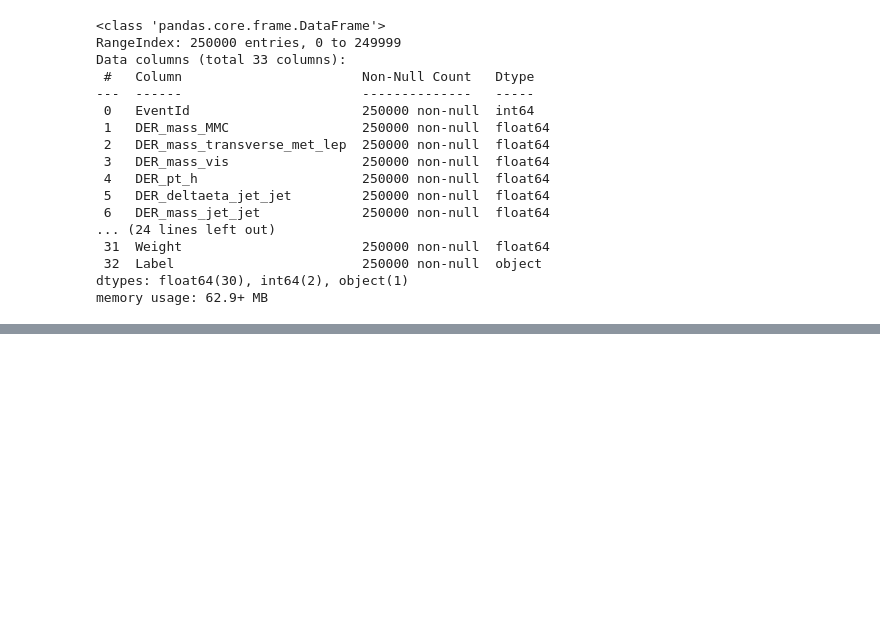
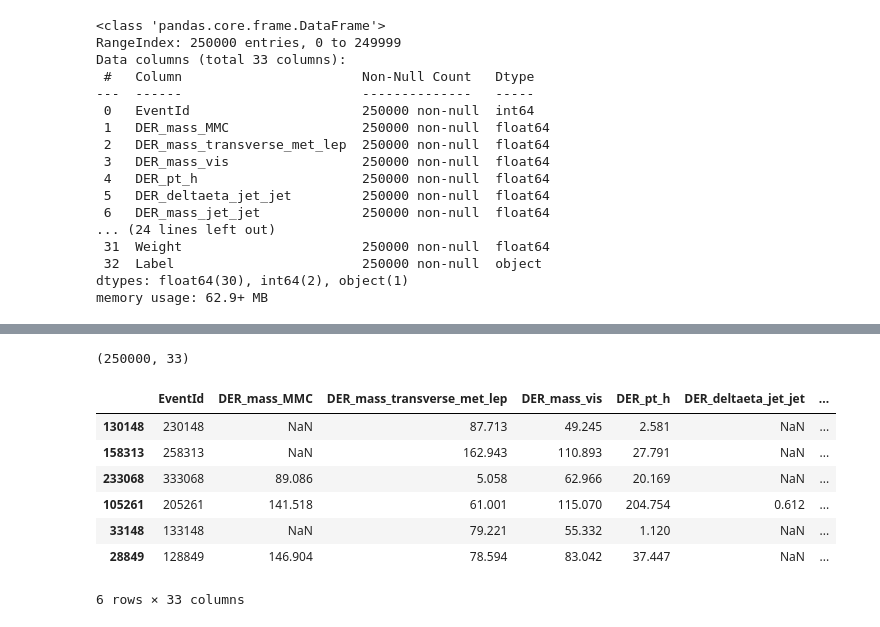
Before and after one commit to sudhirjangra/physics_exp_machine_learning, a Jupyter notebook: physics_exp_mL.ipynb, the cells around one changed output, grey strips where cells are left out. Cells and saved outputs as stored; diff of their text form; code cells hidden in the pictures; blank space fills up the shorter version.

```diff
--- a/physics_exp_mL.ipynb
+++ b/physics_exp_mL.ipynb
@@ -115 +117,5 @@ df.sample(8)
 8 rows × 33 columns
+# %%
+df.shape
+# %% [output]
+(250000, 33)
@@ -115,0 +125,11 @@ df.sample(8)
+# %%
+df.sample(6)
+# %% [output]
+|  | EventId | DER_mass_MMC | DER_mass_transverse_met_lep | DER_mass_vis | DER_pt_h | DER_deltaeta_jet_jet | ... |
+| 130148 | 230148 | NaN | 87.713 | 49.245 | 2.581 | NaN | ... |
+| 158313 | 258313 | NaN | 162.943 | 110.893 | 27.791 | NaN | ... |
+| 233068 | 333068 | 89.086 | 5.058 | 62.966 | 20.169 | NaN | ... |
+| 105261 | 205261 | 141.518 | 61.001 | 115.070 | 204.754 | 0.612 | ... |
+| 33148 | 133148 | NaN | 79.221 | 55.332 | 1.120 | NaN | ... |
+| 28849 | 128849 | 146.904 | 78.594 | 83.042 | 37.447 | NaN | ... |
+6 rows × 33 columns
```
Also changed, not shown: parts of 7 cells of this notebook, 4 other files.
